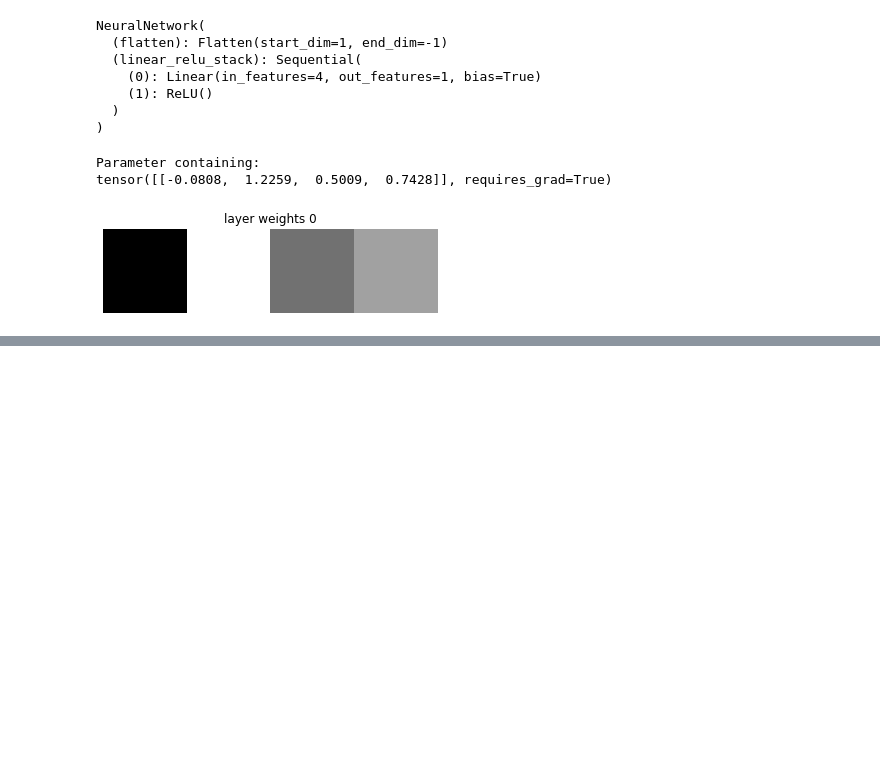
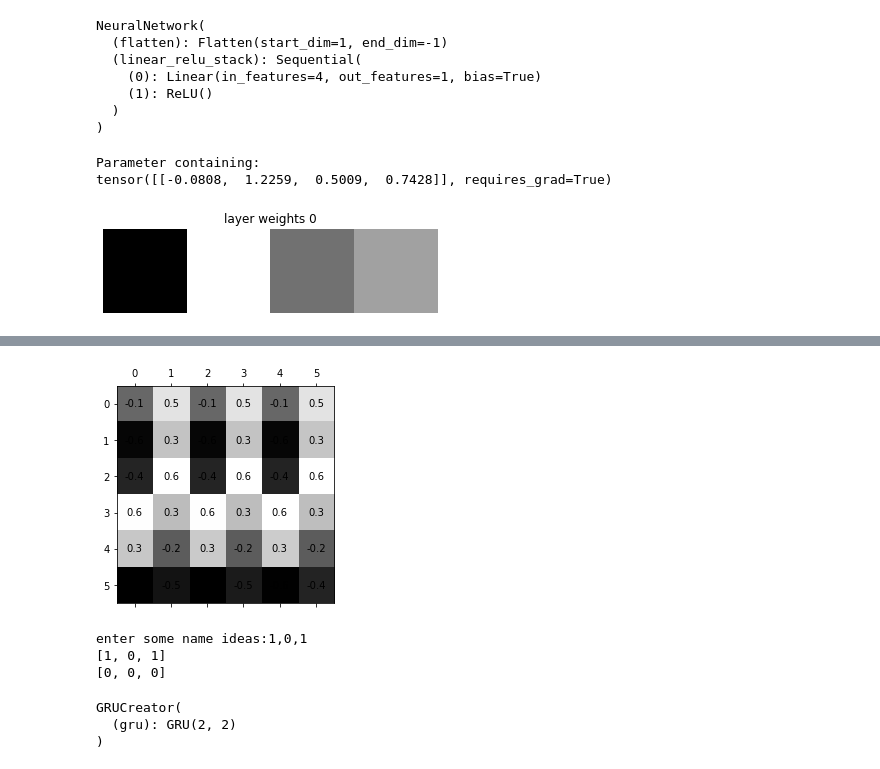
Before and after one commit to Unilmalas/TextAI, a Jupyter notebook: snippets 45.ipynb, the cells around one changed output, grey strips where cells are left out. Drawn from its saved outputs; the diff is of its cells as text; code cells hidden in the pictures; blank space fills up the shorter version.

```diff
--- a/snippets 45.ipynb
+++ b/snippets 45.ipynb
@@ -1092,0 +1140,24 @@ plt.show()
+# %%
+class GRUCreator(nn.Module):
+
+    def __init__(self, embedding_dim, hidden_dim, char_size):  # input dimension need to be (batch_size, seq_len, input_size)
+        super(GRUCreator, self).__init__()
+        self.hidden_dim = hidden_dim
+
+        #self.word_embeddings = nn.Embedding(char_size, embedding_dim)  # lookup table that stores embeddings of a fixed dict and size
+        #self.gru = nn.GRU(embedding_dim, hidden_dim)  # GRU: input_size, hidden, num_layers
+        self.gru = nn.GRU(embedding_dim, embedding_dim)  # requires float inputs (so without embeddings need to cast to float)
+
+        # The linear layer that maps from hidden state space to vocabulary space
+        #self.hidden2char = nn.Linear(hidden_dim, char_size)
+
+    def forward(self, inpt):
+        #embeds = self.word_embeddings(inpt)
+        #print(inpt.size(), embeds.size())
+        #gru_out, _ = self.gru(embeds.view(1, 1, len(inpt)))  # embeds.view(len(sentence), 1, -1)
+        #print(inpt.dtype, inpt.size(), inpt)
+        gru_out, _ = self.gru(inpt)
+        #inpt_space = self.hidden2char(gru_out.view(len(inpt), -1))
+        #inpt_scores = F.log_softmax(inpt_space, dim=1)
+        #return inpt_scores
+        return gru_out
@@ -1092,0 +1224,44 @@ plt.show()
+# %%
+import matplotlib.pyplot as plt
+
+fig, ax = plt.subplots()
+
+ax.matshow(weight_evolve_ih, cmap="gray")
+#ax.matshow(weight_evolve_hh, cmap="gray")
+
+for (i, j), z in np.ndenumerate(weight_evolve_ih):
+    ax.text(j, i, '{:0.1f}'.format(z), ha='center', va='center')
+#for (i, j), z in np.ndenumerate(weight_evolve_hh):
+#    ax.text(j, i, '{:0.1f}'.format(z), ha='center', va='center')
+
+
+plt.show()
+# %% [output]
+[figure, added]
+# %%
+# generate new words
+
+data_in = input('enter some name ideas:').lower()
+new_data = [int(cin) for cin in data_in.split(',')]
+
+print(new_data)
+
+with torch.no_grad():
+    res = []
+    inputs = one_zero(new_data)
+    outpt = model(inputs)
+    top_value, top_idx = outpt.topk(1)  # chose top value from scores (returned as value, idx)
+    for i in top_idx[0]:
+        res.append(i.item())
+
+    print(res)
+# %% [output]
+enter some name ideas:1,0,1
+[1, 0, 1]
+[0, 0, 0]
+# %%
+print(model)
+# %% [output]
+GRUCreator(
+  (gru): GRU(2, 2)
+)
```
Also changed, not shown: parts of 6 cells of this notebook.
